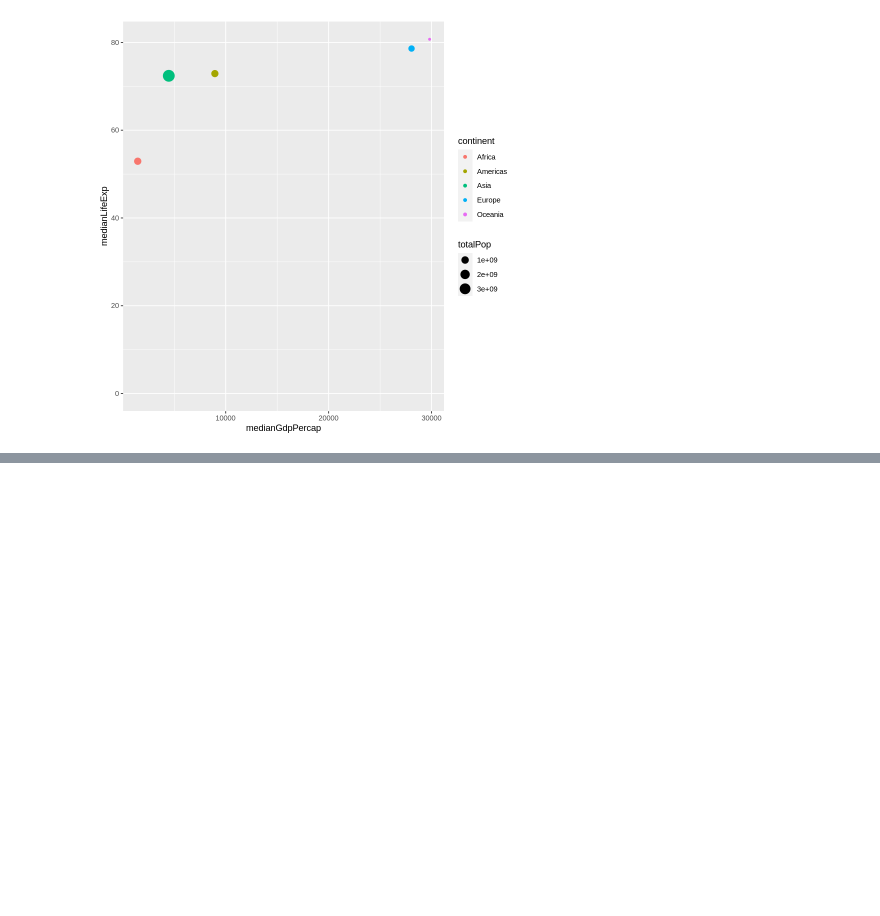
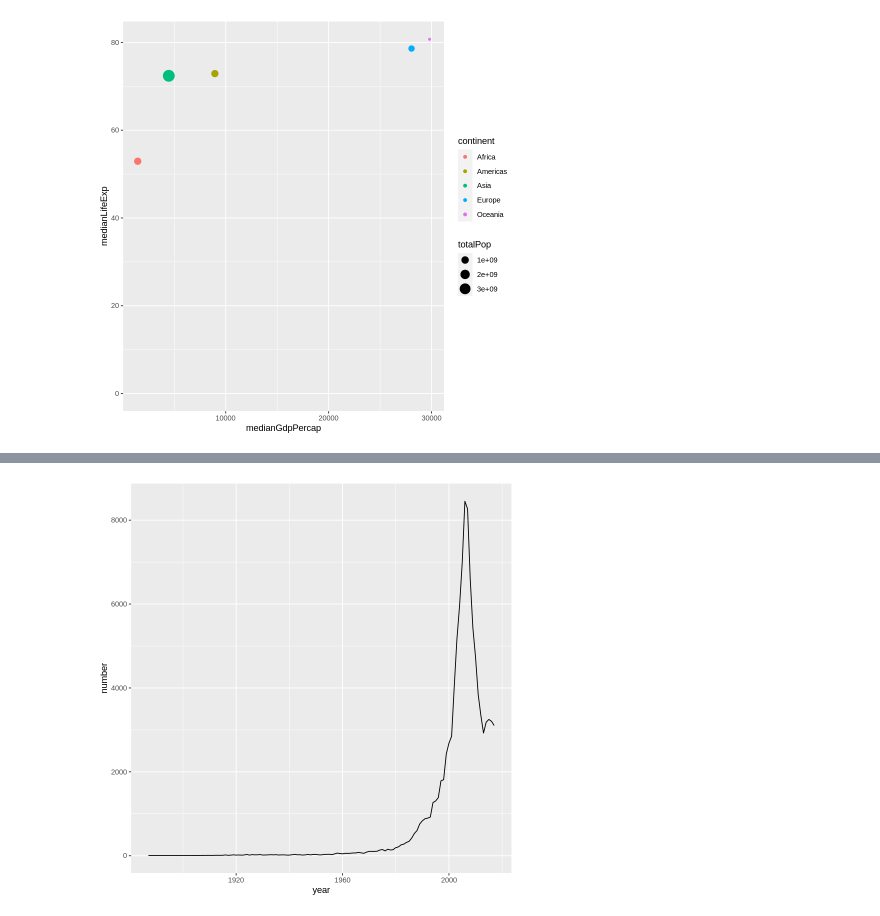
Before and after one commit to polaroidz/polaroidz, a Jupyter notebook: R_Handbook.ipynb, the cells around one changed output, grey strips where cells are left out. Saved outputs shown, nothing was run; the diff lists cells and outputs as text; code cells hidden in the pictures; blank space fills up the shorter version.

```diff
--- a/R_Handbook.ipynb
+++ b/R_Handbook.ipynb
@@ -490,0 +522,10 @@ ggplot(by_continent_2007, aes(x = medianGdpPercap, y = medianLifeExp, color=cont
+# %%
+diego_names <- babynames %>%
+  filter(name %in% c("Diego", "Diogo")) %>%
+  group_by(year) %>%
+  summarize(number = sum(n))
+
+ggplot(diego_names, aes(x = year, y = number)) +
+  geom_line()
+# %% [output]
+[figure, added]
```
Also changed, not shown: parts of 9 cells of this notebook.
